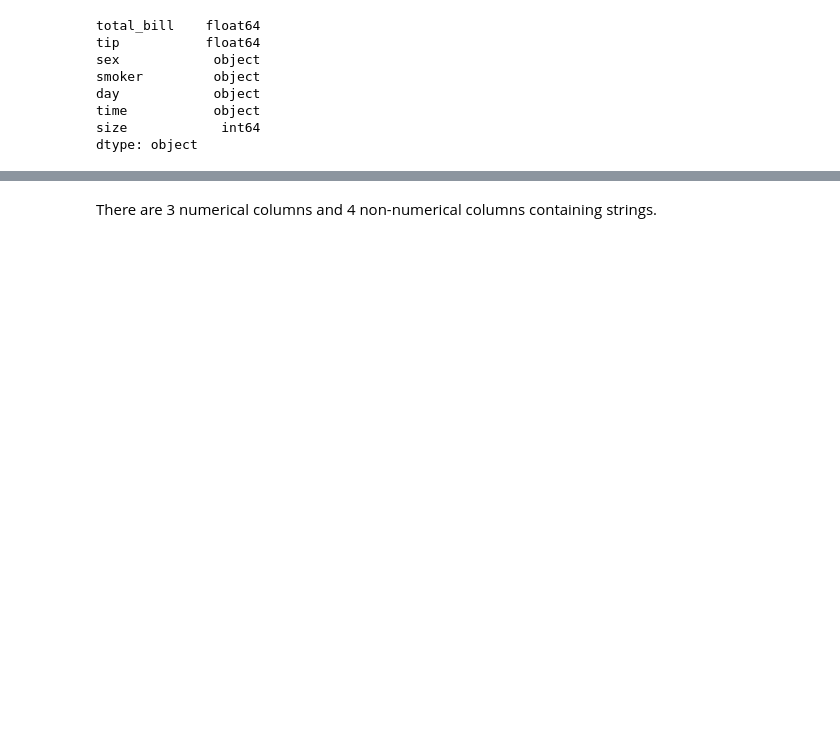
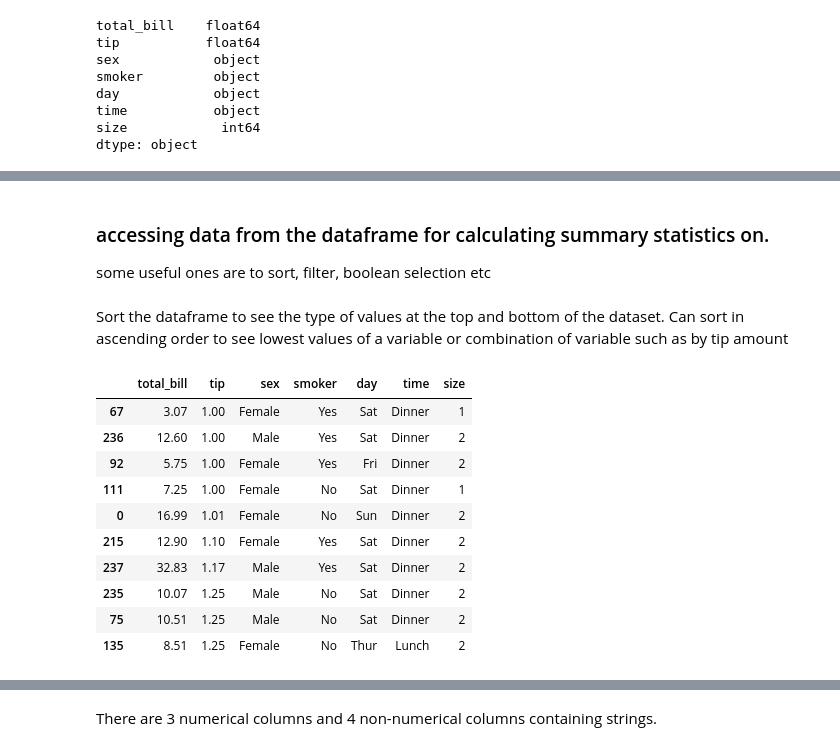
Before and after one commit to angela1C/Fundamentals-of-Data-Analysis-Project-2019, a Jupyter notebook: tips-project.ipynb, the cells around one changed output, grey strips where cells are left out. Drawn from its saved outputs; the diff is of its cells as text; code cells hidden in the pictures; blank space fills up the shorter version.

```diff
--- a/tips-project.ipynb
+++ b/tips-project.ipynb
@@ -87,0 +179,20 @@ dtype: object
+# %% [markdown]
+### accessing data from the dataframe for calculating summary statistics on.
+
+some useful ones are to sort, filter, boolean selection etc
+# %% [markdown]
+Sort the dataframe to see the type of values at the top and bottom of the dataset. Can sort in ascending order to see lowest values of a variable or combination of variable such as by tip amount
+# %%
+df.sort_values(by='tip').head(10)
+# %% [output]
+|  | total_bill | tip | sex | smoker | day | time | size |
+| 67 | 3.07 | 1.00 | Female | Yes | Sat | Dinner | 1 |
+| 236 | 12.60 | 1.00 | Male | Yes | Sat | Dinner | 2 |
+| 92 | 5.75 | 1.00 | Female | Yes | Fri | Dinner | 2 |
+| 111 | 7.25 | 1.00 | Female | No | Sat | Dinner | 1 |
+| 0 | 16.99 | 1.01 | Female | No | Sun | Dinner | 2 |
+| 215 | 12.90 | 1.10 | Female | Yes | Sat | Dinner | 2 |
+| 237 | 32.83 | 1.17 | Male | Yes | Sat | Dinner | 2 |
+| 235 | 10.07 | 1.25 | Male | No | Sat | Dinner | 2 |
+| 75 | 10.51 | 1.25 | Male | No | Sat | Dinner | 2 |
+| 135 | 8.51 | 1.25 | Female | No | Thur | Lunch | 2 |
```
Also changed, not shown: parts of 46 cells of this notebook, 1 other file.
